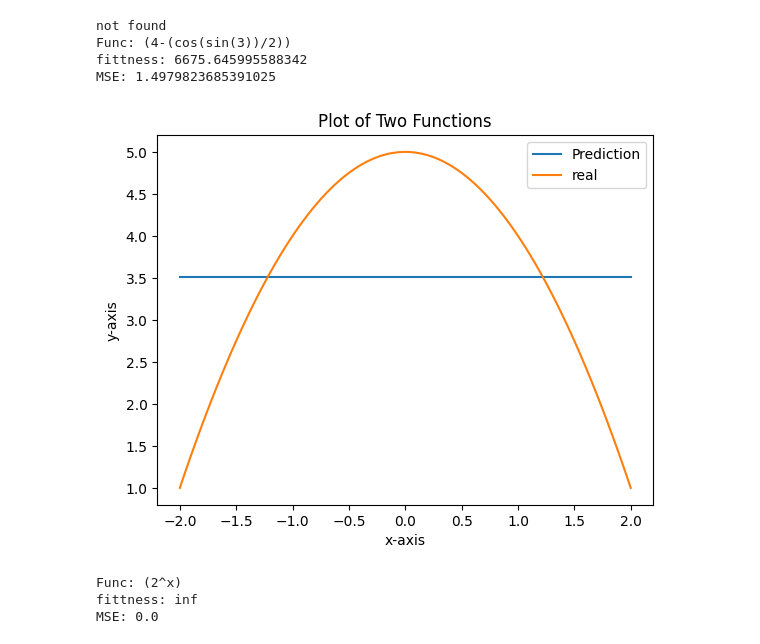
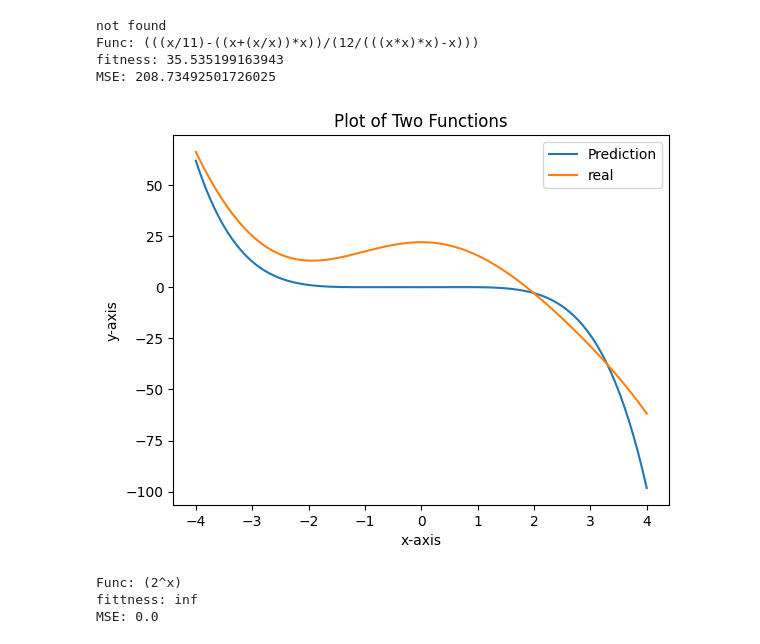
Before and after one commit to Mohsen-Rahimi8001/AI-course, a Jupyter notebook: GP/GP-imp.ipynb, the cells around one changed output. Saved outputs shown, nothing was run; the diff lists cells and outputs as text; code cells hidden in the pictures.

```diff
--- a/GP/GP-imp.ipynb
+++ b/GP/GP-imp.ipynb
@@ -6,7 +6,7 @@ from enum import Enum
 import warnings
 import time
 # %%
-uops = {np.sin, np.cos}
+uops = {np.sin, np.cos, np.log2}
 bops = {np.add, np.subtract, np.divide, np.multiply, np.power}
 
 # configuration
@@ -665,7 +645,7 @@ def genetic(
 
     start = time.perf_counter()
 
-    while first_generation[0].root.mse / rng > 0.1:
+    while first_generation[0].root.mse / rng > 0.1 or first_generation[0].root.max_diff / rng < 0.1:
         # iterate
         if time.perf_counter() - start > timeout:
             print("not found")
@@ -771,30 +749,30 @@ MSE: 0.6966488815522515
 # %%
-X = np.linspace(-2, 2, 100)
-Y = 5-X**2
+X = np.linspace(-4, 4, 100)
+Y = 10-X**3 + 12 * np.cos(X)
 
-function = genetic(X, Y, timeout=30, min_op_len=2, max_op_len=5, min_int_range=1, max_int_range=10)
+function = genetic(X, Y, timeout=25, min_op_len=1, max_op_len=10, min_int_range=0, max_int_range=12)
 
 print(f"Func: {str(function)}")
-print(f"fittness: {function.root.fitness}")
+print(f"fitness: {function.root.fitness}")
 print(f"MSE: {function.root.mse}")
 
 pred = function.root.evaluate(X, Y)
 
 plt.plot(X, pred, label="Prediction")
 plt.plot(X, Y, label="real")
 
 plt.xlabel('x-axis')
 plt.ylabel('y-axis')
 plt.title('Plot of Two Functions')
 plt.legend()
 
 plt.show()
 # %% [output]
 not found
-Func: (4-(cos(sin(3))/2))
-fittness: 6675.645995588342
-MSE: 1.4979823685391025
+Func: (((x/11)-((x+(x/x))*x))/(12/(((x*x)*x)-x)))
+fitness: 35.535199163943
+MSE: 208.73492501726025
-[figure, old version]
+[figure, new version]
 # %%
 X = np.linspace(0, 10, 100)
 Y = np.power(2, X)
```
Also changed, not shown: parts of 13 cells of this notebook.
